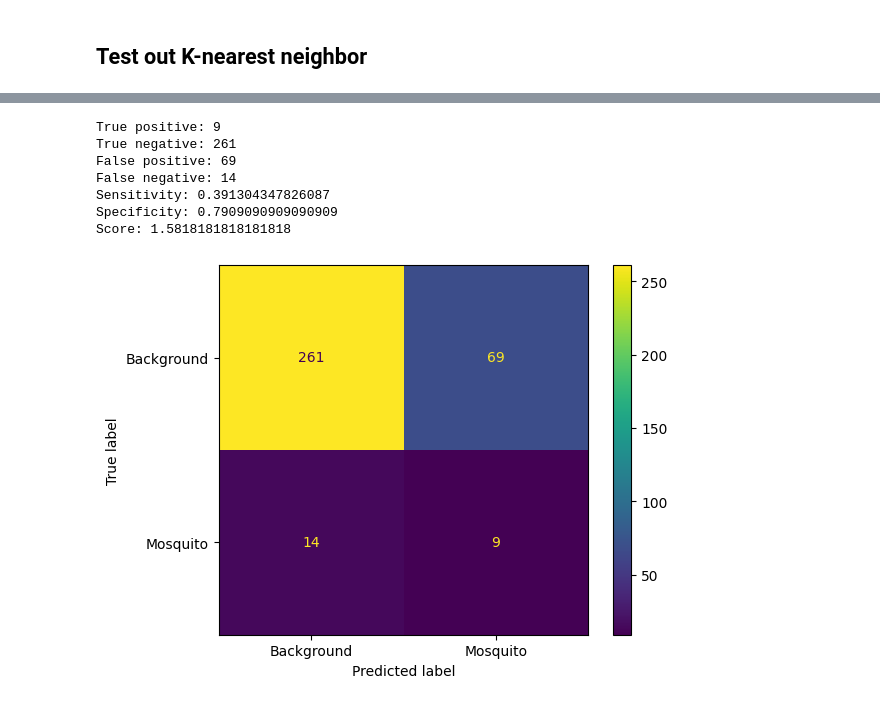
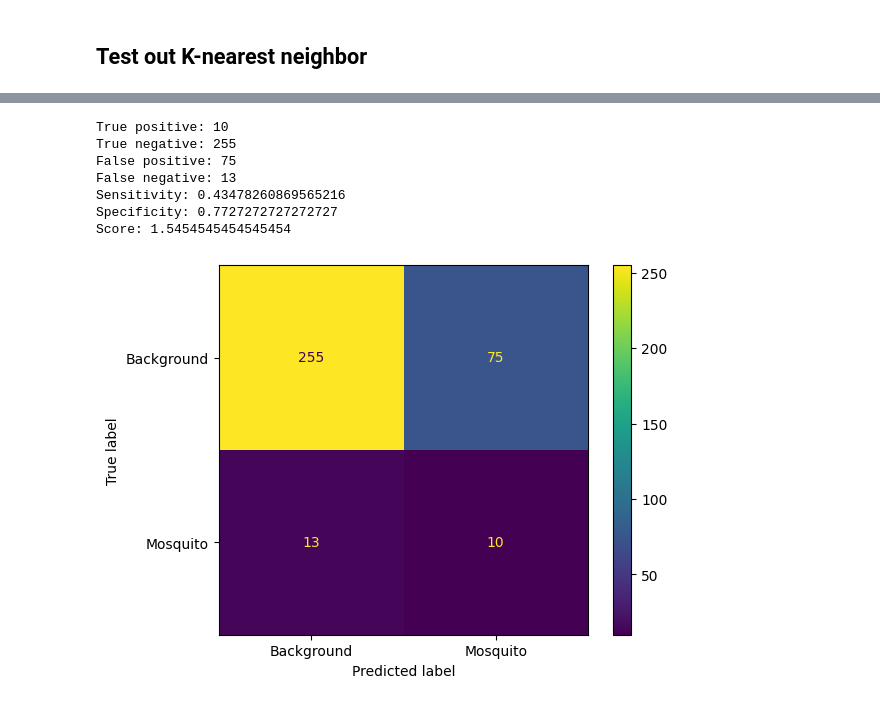
Before and after one commit to Bepo2002/Humbug-4YP, a Jupyter notebook: Test_bench.ipynb, the cells around one changed output, grey strips where cells are left out. Cells and saved outputs as stored; diff of their text form; code cells hidden in the pictures.

```diff
--- a/Test_bench.ipynb
+++ b/Test_bench.ipynb
@@ -112,9 +112,9 @@ def chop_chop(audio,samplerate,seconds_per_clip=1):
 # %% [markdown]
 ## Binarizer
 # %%
-def binarize(input_array):
+def binarize(input_array,thresh = 0.2):
   for i in range(len(input_array)):
-    if input_array[i] > 0.5:
+    if input_array[i] > thresh:
       input_array[i] = 1
     else:
       input_array[i] = 0
@@ -237,21 +242,2 @@ print(y_dev.shape)
 # %% [markdown]
 ## Test out K-nearest neighbor
-# %%
-from sklearn.neighbors import KNeighborsRegressor
-
-n = 40
-error = np.zeros(n)
-
-for i in range(1,n):
-  neigh = KNeighborsRegressor(n_neighbors=i)
-  neigh.fit(X_train, y_train)
-
-  y_pred = neigh.predict(X_dev)
-
-  error[i] = ((y_pred - y_dev)**2).mean()
-
-
-plt.plot(error)
-plt.xlabel("K")
-plt.ylabel("MSE")
-plt.plot()
@@ -267,6 +244,7 @@ print(np.min(error[1:]))
 # %%
-neigh = KNeighborsRegressor(n_neighbors=8)
-neigh.fit(X_train, y_train)
+from sklearn.neighbors import KNeighborsClassifier
+
+y_train_b = binarize(y_train)
+neigh = KNeighborsClassifier(n_neighbors=10)
+neigh.fit(X_train, y_train_b)
 y_pred = neigh.predict(X_dev)
-
-print(y_pred)
@@ -291,34 +251,34 @@ print(y_pred)
 # %%
-y_pred = binarize(y_pred)
-y_dev = binarize(y_dev)
+y_pred_b = binarize(y_pred)
+y_dev_b = binarize(y_dev)
 # %%
 from sklearn.metrics import confusion_matrix, ConfusionMatrixDisplay
-confusion = confusion_matrix(y_dev, y_pred)
+confusion = confusion_matrix(y_dev_b, y_pred_b)
 true_pos = confusion[1][1]
 true_neg = confusion[0][0]
 false_pos = confusion[0][1]
 false_neg = confusion[1][0]
 
 print("True positive: " + str(true_pos))
 print("True negative: " + str(true_neg))
 print("False positive: " + str(false_pos))
 print("False negative: " + str(false_neg))
 
 sensitivity = true_pos/(true_pos+false_neg)
 specificity = true_neg/(true_neg+false_pos)
 
 print("Sensitivity: " + str(sensitivity))
 print("Specificity: " + str(specificity))
 print("Score: " + str(specificity+specificity))
 disp = ConfusionMatrixDisplay(confusion, display_labels = ["Background", "Mosquito"])
 disp.plot()
 plt.show()
 # %% [output]
-True positive: 9
-True negative: 261
-False positive: 69
-False negative: 14
-Sensitivity: 0.391304347826087
-Specificity: 0.7909090909090909
-Score: 1.5818181818181818
+True positive: 10
+True negative: 255
+False positive: 75
+False negative: 13
+Sensitivity: 0.43478260869565216
+Specificity: 0.7727272727272727
+Score: 1.5454545454545454
-[figure, old version]
+[figure, new version]
```
Also changed, not shown: parts of 5 cells of this notebook.
